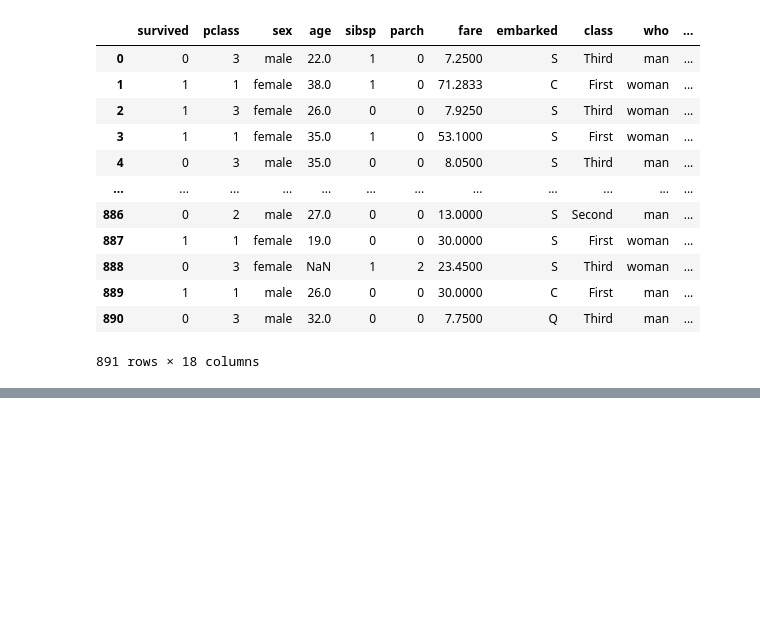
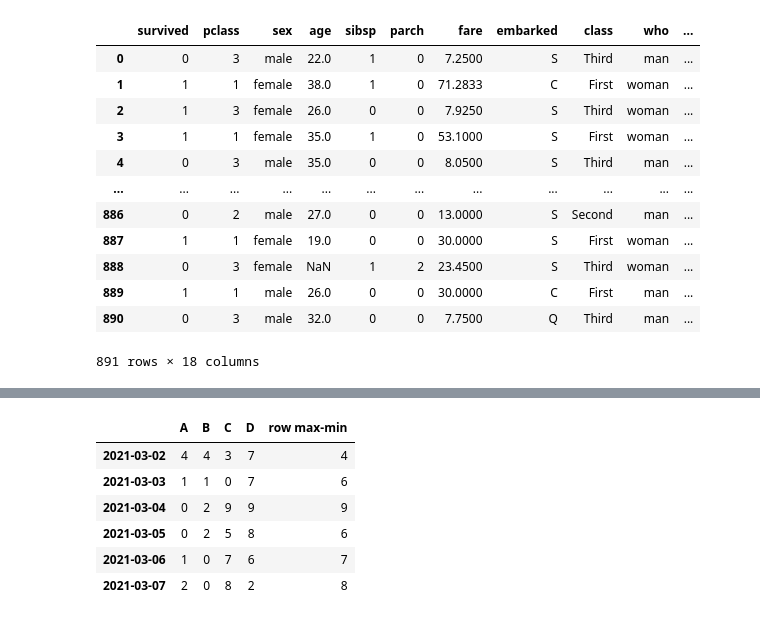
Before and after one commit to Supreme-YS/TIL, a Jupyter notebook: Data_Analysis/Pandas[03].ipynb, the cells around one changed output, grey strips where cells are left out. Cells and saved outputs as stored; diff of their text form; code cells hidden in the pictures; blank space fills up the shorter version.

```diff
--- a/Data_Analysis/Pandas[03].ipynb
+++ b/Data_Analysis/Pandas[03].ipynb
@@ -192,0 +262,14 @@ child
+# %%
+sampleDF.iloc[ 1, 2 ] = np.nan
+# %%
+sampleDF.iloc[ 3, 0 ] = np.nan
+# %%
+sampleDF.fillna(0.0).astype(int)
+# %% [output]
+|  | A | B | C | D | row max-min |
+| 2021-03-02 | 4 | 4 | 3 | 7 | 4 |
+| 2021-03-03 | 1 | 1 | 0 | 7 | 6 |
+| 2021-03-04 | 0 | 2 | 9 | 9 | 9 |
+| 2021-03-05 | 0 | 2 | 5 | 8 | 6 |
+| 2021-03-06 | 1 | 0 | 7 | 6 | 7 |
+| 2021-03-07 | 2 | 0 | 8 | 2 | 8 |
```
Also changed, not shown: parts of 37 cells of this notebook.
